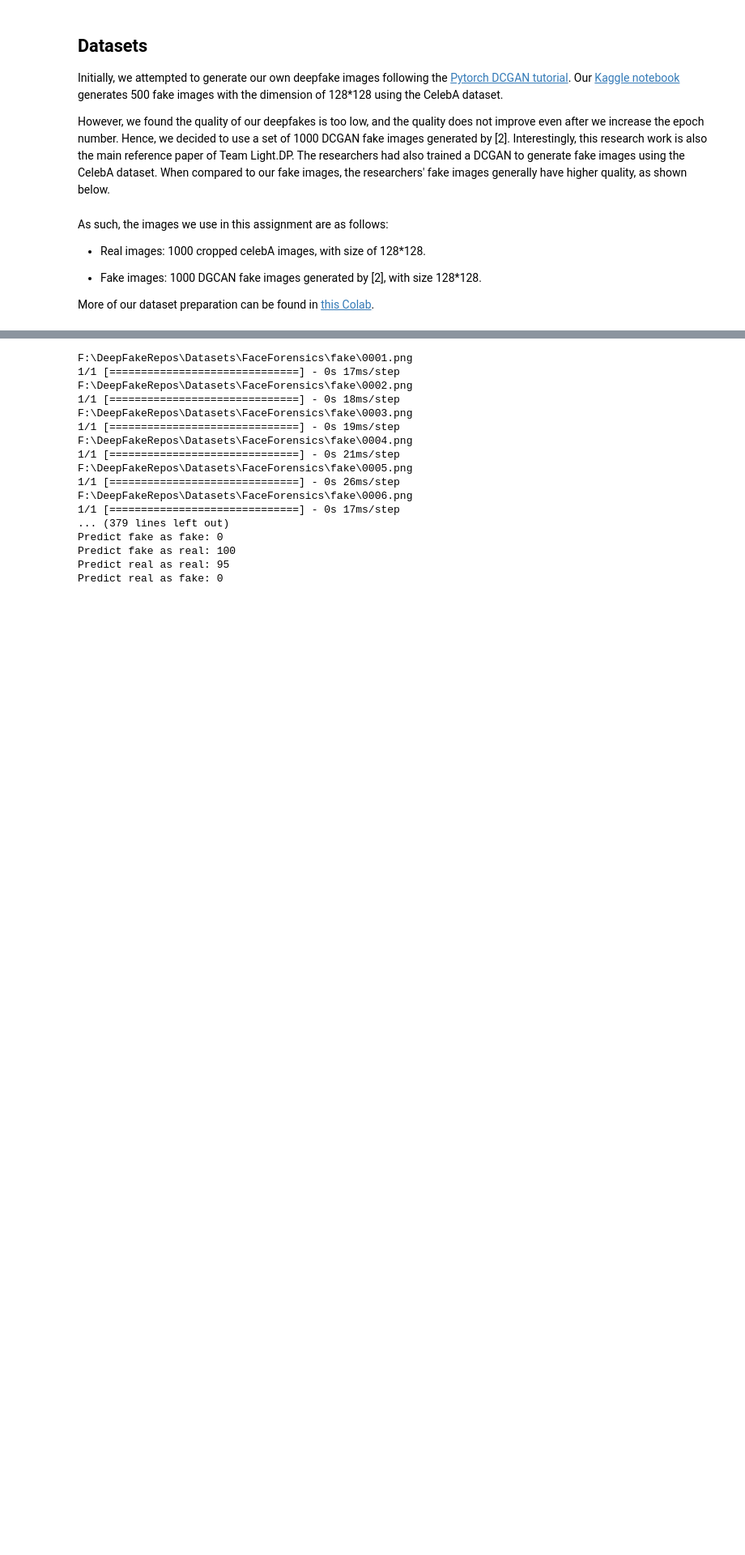
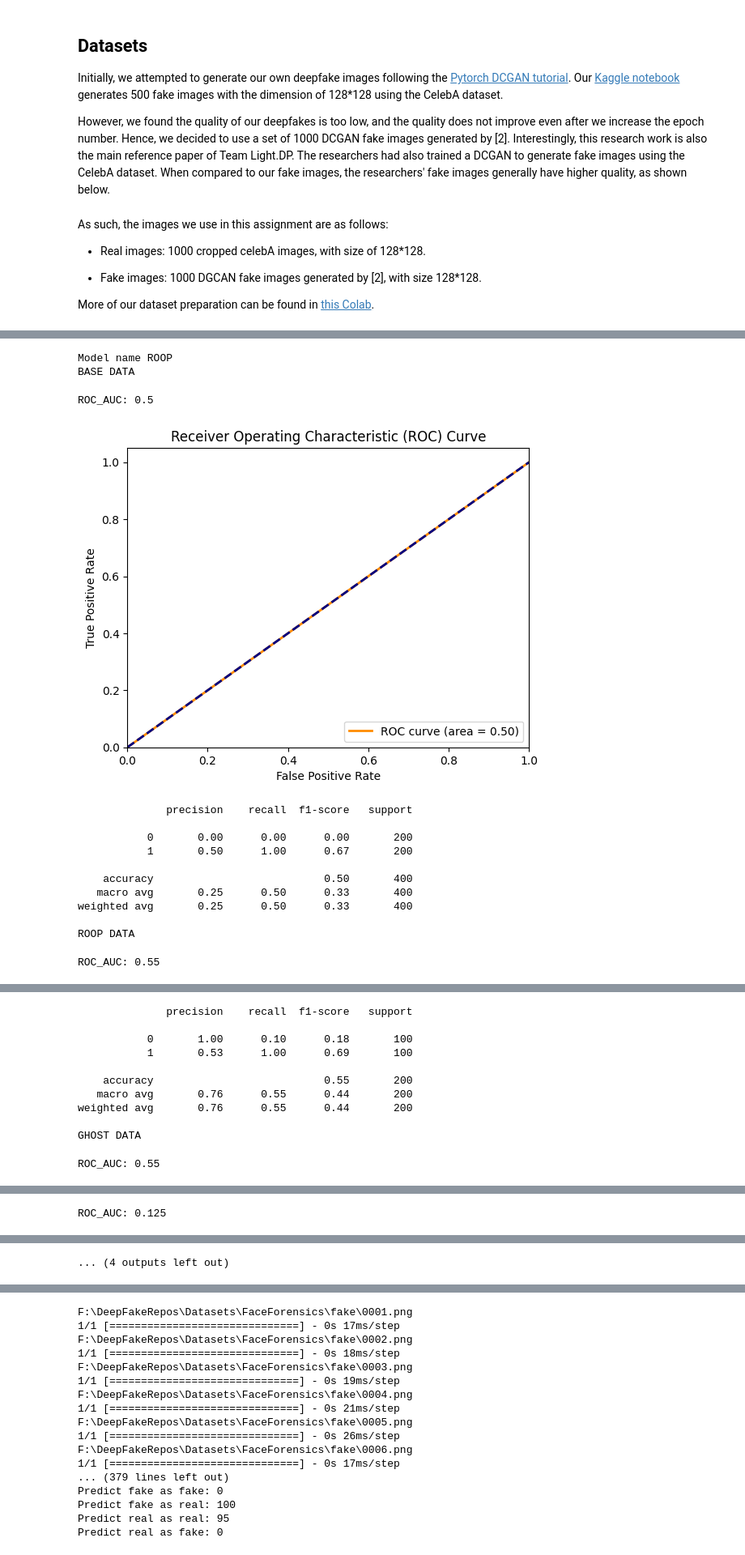
Before and after one commit to Dryg1214/DeepFakeRepos, a Jupyter notebook: AllModels/DeepFakeDetectionModels/XceptionNet/XceptionNet.ipynb, the cells around one changed output, grey strips where cells are left out. Shown at 81% size. Drawn from its saved outputs; the diff is of its cells as text; code cells hidden in the pictures; blank space fills up the shorter version.

```diff
--- a/AllModels/DeepFakeDetectionModels/XceptionNet/XceptionNet.ipynb
+++ b/AllModels/DeepFakeDetectionModels/XceptionNet/XceptionNet.ipynb
@@ -216,0 +287,43 @@ baseDataTestPath = "D:\\DeepFakeRepos\\AllModels\\DeepFakeDetectionModels\\Xcept
+# %%
+IMG_SIZE = 1024
+final_model = load_model(roopModelPath)
+nameModel = "ROOP"
+
+print(f"Model name {nameModel}")
+
+print("BASE DATA")
+all_images, labels = load_images_and_prepare_labels(baseDataTestPath);
+tp, fp, tn, fn = evaluate_model_performance(img_paths=all_images, labels=labels, nameModel=nameModel);
+
+print("ROOP DATA")
+all_images, labels = load_images_and_prepare_labels(roopDataPath);
+tp, fp, tn, fn = evaluate_model_performance(img_paths=all_images, labels=labels, nameModel=nameModel);
+
+print("GHOST DATA")
+all_images, labels = load_images_and_prepare_labels(ghostDataPath);
+tp, fp, tn, fn = evaluate_model_performance(img_paths=all_images, labels=labels, nameModel=nameModel);
+
+print("OLDER DATA")
+all_images, labels = load_images_and_prepare_labels(olderDataPath);
+tp, fp, tn, fn = evaluate_model_performance(img_paths=all_images, labels=labels, nameModel=nameModel);
+
+print("SMILE DATA")
+all_images, labels = load_images_and_prepare_labels(smileDataPath);
+tp, fp, tn, fn = evaluate_model_performance(img_paths=all_images, labels=labels, nameModel=nameModel);
+# ROOP_DATA
+# %% [output]
+Model name ROOP
+BASE DATA
+ROC_AUC: 0.5
+[figure, added]
+              precision    recall  f1-score   support
+
+           0       0.00      0.00      0.00       200
+           1       0.50      1.00      0.67       200
+
+    accuracy                           0.50       400
+   macro avg       0.25      0.50      0.33       400
+weighted avg       0.25      0.50      0.33       400
+
+ROOP DATA
+ROC_AUC: 0.55
@@ -216,0 +331,11 @@ baseDataTestPath = "D:\\DeepFakeRepos\\AllModels\\DeepFakeDetectionModels\\Xcept
+              precision    recall  f1-score   support
+
+           0       1.00      0.10      0.18       100
+           1       0.53      1.00      0.69       100
+
+    accuracy                           0.55       200
+   macro avg       0.76      0.55      0.44       200
+weighted avg       0.76      0.55      0.44       200
+
+GHOST DATA
+ROC_AUC: 0.55
@@ -216,0 +353 @@ baseDataTestPath = "D:\\DeepFakeRepos\\AllModels\\DeepFakeDetectionModels\\Xcept
+ROC_AUC: 0.125
@@ -217 +355,2 @@ baseDataTestPath = "D:\\DeepFakeRepos\\AllModels\\DeepFakeDetectionModels\\Xcept
+... (4 outputs left out)
 # %%
```
Also changed, not shown: parts of 13 cells of this notebook.
